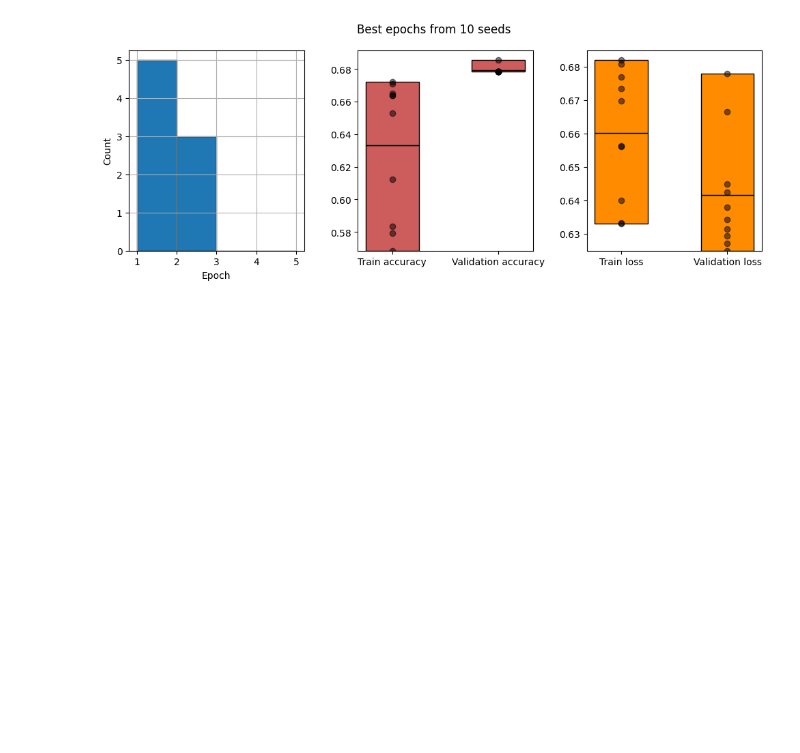
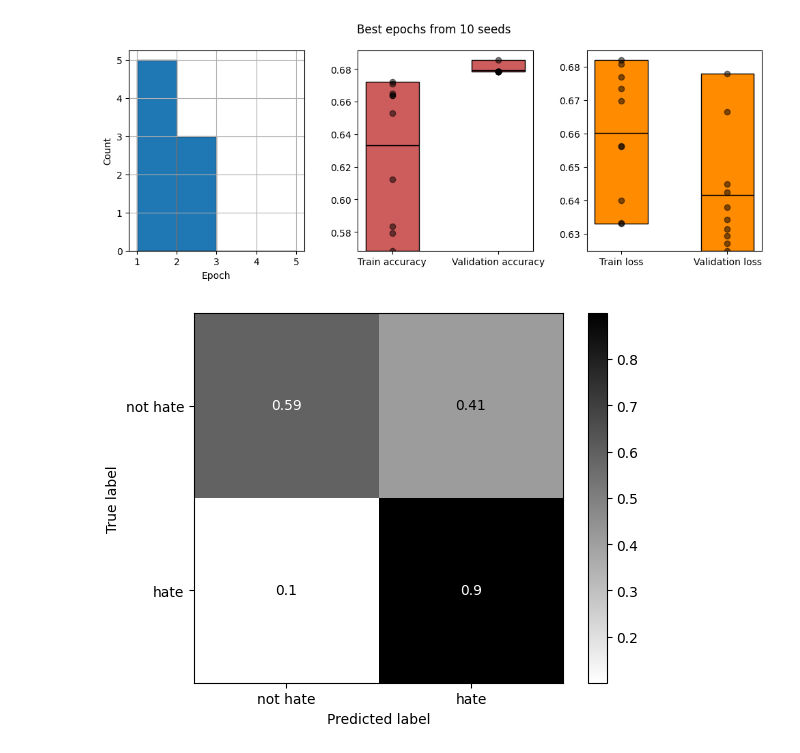
Before and after one commit to giterdelextreme/EE-559, a Jupyter notebook: MEGA_Hatemoji.ipynb, the cells around one changed output. Saved outputs shown, nothing was run; the diff lists cells and outputs as text; code cells hidden in the pictures; blank space fills up the shorter version.

Commit message:
confusion matrix et custom loss

```diff
--- a/MEGA_Hatemoji.ipynb
+++ b/MEGA_Hatemoji.ipynb
@@ -392,3 +409,38 @@ plt.savefig(f"figures/best_epochs_from_10seeds")
 plt.show()
 # %% [output]
 [figure]
+# %%
+from sklearn.metrics import ConfusionMatrixDisplay
+
+def eval_confusion(model, test_dataloader):
+    progress_bar = tqdm(range(len(test_dataloader)))
+    model.eval()
+    confusion_metric = evaluate.load("confusion_matrix")
+
+    for batch in test_dataloader:
+        batch = {k: v.to(device) for k, v in batch.items()}
+
+        with torch.no_grad():
+            outputs = model(**batch)
+
+        logits = outputs.logits
+        predictions = torch.argmax(logits, dim=-1)
+
+        confusion_metric.add_batch(predictions=predictions, references=batch["labels"])
+
+        progress_bar.update(1)
+
+    confusion_matrix = confusion_metric.compute()["confusion_matrix"]
+
+    return np.array(confusion_matrix)
+
+model.load_state_dict(best_model)
+confusion_matrix = eval_confusion(model, test_dataloader)
+confusion_matrix_normalized = confusion_matrix.astype('float') / confusion_matrix.sum(axis=1)[:, np.newaxis]
+
+disp = ConfusionMatrixDisplay(confusion_matrix=confusion_matrix_normalized, display_labels=('not hate','hate'))
+disp.plot(cmap=plt.cm.binary)
+
+plt.savefig(f"hatemoji_confusion.png", dpi=300, bbox_inches='tight')
+# %% [output]
+[figure, added]
```
Also changed, not shown: parts of 13 cells of this notebook, 7 other files.
